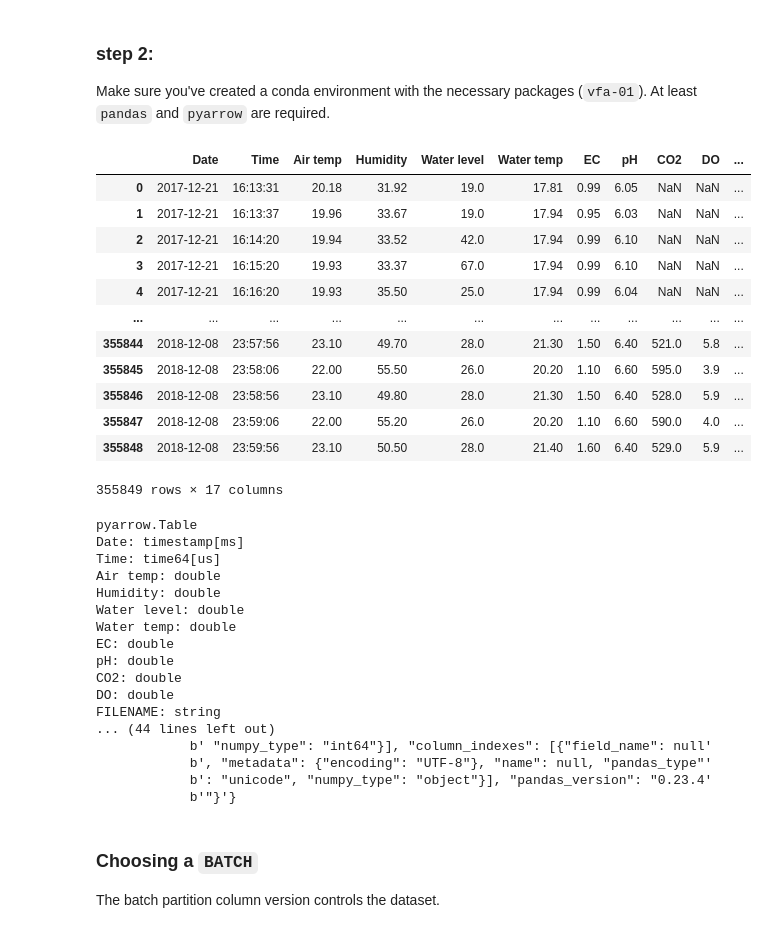
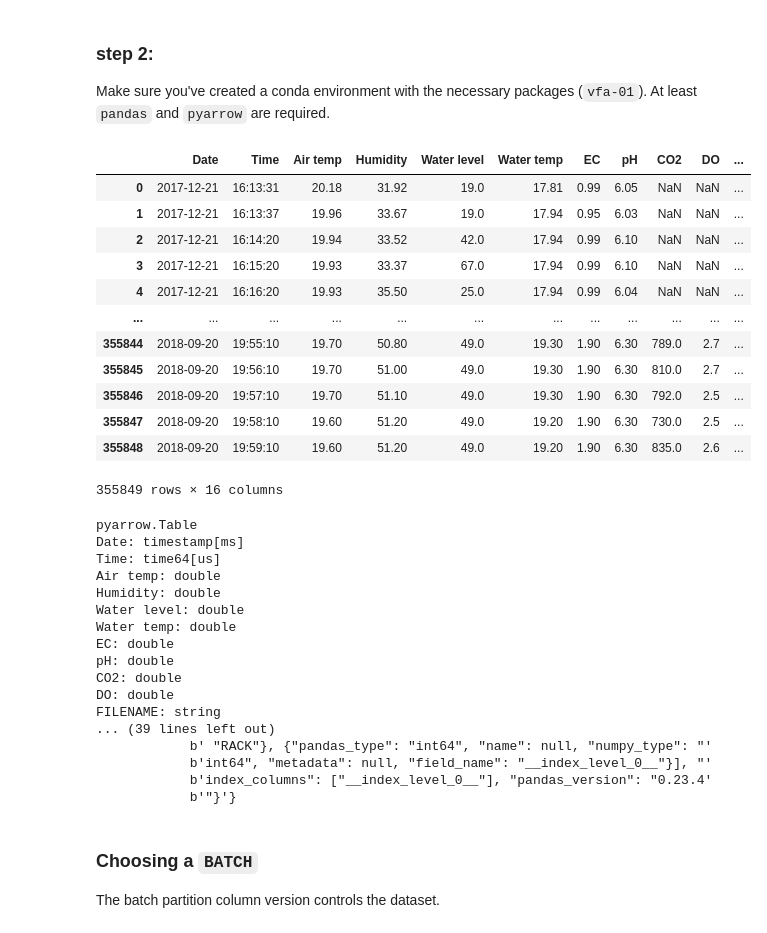
Before and after one commit to DataForGood-Norway/BySpire, a Jupyter notebook: 01-data-loads/20181002 - Getting started with prepared datasets.ipynb, the cells around one changed output. Drawn from its saved outputs; the diff is of its cells as text; code cells hidden in the pictures.

```diff
--- a/01-data-loads/20181002 - Getting started with prepared datasets.ipynb
+++ b/01-data-loads/20181002 - Getting started with prepared datasets.ipynb
@@ -16,31 +16,32 @@ Make sure you've created a conda environment with the necessary packages (`vfa-0
 At least `pandas` and `pyarrow` are required.
 # %%
 # option 1: just use pandas
+# note: pyarrow introduces schema mismatches that it can't resolve, so choose a batch manually
 
 import pandas as pd
 pd.set_option('display.max_rows', 10)
 
-df_sensor_data = pd.read_parquet("../data/Measurements/prepared-datasets/sensor_data_parquet")
+df_sensor_data = pd.read_parquet("../data/Measurements/prepared-datasets/sensor_data_parquet/BATCH=2018-10-16/")
 df_sensor_data
 # %% [output]
 |  | Date | Time | Air temp | Humidity | Water level | Water temp | EC | pH | CO2 | DO | ... |
 | 0 | 2017-12-21 | 16:13:31 | 20.18 | 31.92 | 19.0 | 17.81 | 0.99 | 6.05 | NaN | NaN | ... |
 | 1 | 2017-12-21 | 16:13:37 | 19.96 | 33.67 | 19.0 | 17.94 | 0.95 | 6.03 | NaN | NaN | ... |
 | 2 | 2017-12-21 | 16:14:20 | 19.94 | 33.52 | 42.0 | 17.94 | 0.99 | 6.10 | NaN | NaN | ... |
 | 3 | 2017-12-21 | 16:15:20 | 19.93 | 33.37 | 67.0 | 17.94 | 0.99 | 6.10 | NaN | NaN | ... |
 | 4 | 2017-12-21 | 16:16:20 | 19.93 | 35.50 | 25.0 | 17.94 | 0.99 | 6.04 | NaN | NaN | ... |
 | ... | ... | ... | ... | ... | ... | ... | ... | ... | ... | ... | ... |
-| 355844 | 2018-12-08 | 23:57:56 | 23.10 | 49.70 | 28.0 | 21.30 | 1.50 | 6.40 | 521.0 | 5.8 | ... |
-| 355845 | 2018-12-08 | 23:58:06 | 22.00 | 55.50 | 26.0 | 20.20 | 1.10 | 6.60 | 595.0 | 3.9 | ... |
-| 355846 | 2018-12-08 | 23:58:56 | 23.10 | 49.80 | 28.0 | 21.30 | 1.50 | 6.40 | 528.0 | 5.9 | ... |
-| 355847 | 2018-12-08 | 23:59:06 | 22.00 | 55.20 | 26.0 | 20.20 | 1.10 | 6.60 | 590.0 | 4.0 | ... |
-| 355848 | 2018-12-08 | 23:59:56 | 23.10 | 50.50 | 28.0 | 21.40 | 1.60 | 6.40 | 529.0 | 5.9 | ... |
+| 355844 | 2018-09-20 | 19:55:10 | 19.70 | 50.80 | 49.0 | 19.30 | 1.90 | 6.30 | 789.0 | 2.7 | ... |
+| 355845 | 2018-09-20 | 19:56:10 | 19.70 | 51.00 | 49.0 | 19.30 | 1.90 | 6.30 | 810.0 | 2.7 | ... |
+| 355846 | 2018-09-20 | 19:57:10 | 19.70 | 51.10 | 49.0 | 19.30 | 1.90 | 6.30 | 792.0 | 2.5 | ... |
+| 355847 | 2018-09-20 | 19:58:10 | 19.60 | 51.20 | 49.0 | 19.20 | 1.90 | 6.30 | 730.0 | 2.5 | ... |
+| 355848 | 2018-09-20 | 19:59:10 | 19.60 | 51.20 | 49.0 | 19.20 | 1.90 | 6.30 | 835.0 | 2.6 | ... |
-355849 rows × 17 columns
+355849 rows × 16 columns
 # %%
 # option 2: can take advantage of pyarrow and parquet
-
+# note: pyarrow introduces schema mismatches that it can't resolve, so choose a batch manually
 import pyarrow.parquet as pq
-tab_sensor_data = pq.read_pandas("../data/Measurements/prepared-datasets/sensor_data_parquet")
+tab_sensor_data = pq.read_pandas("../data/Measurements/prepared-datasets/sensor_data_parquet/BATCH=2018-10-16/")
 tab_sensor_data
 # %% [output]
 pyarrow.Table
@@ -55,10 +56,10 @@ pH: double
 CO2: double
 DO: double
 FILENAME: string
-... (44 lines left out)
-            b' "numpy_type": "int64"}], "column_indexes": [{"field_name": null'
-            b', "metadata": {"encoding": "UTF-8"}, "name": null, "pandas_type"'
-            b': "unicode", "numpy_type": "object"}], "pandas_version": "0.23.4'
+... (39 lines left out)
+            b' "RACK"}, {"pandas_type": "int64", "name": null, "numpy_type": "'
+            b'int64", "metadata": null, "field_name": "__index_level_0__"}], "'
+            b'index_columns": ["__index_level_0__"], "pandas_version": "0.23.4'
             b'"}'}
 # %% [markdown]
 ### Choosing a `BATCH`
```
Also changed, not shown: parts of 3 cells of this notebook, 2 other files.
